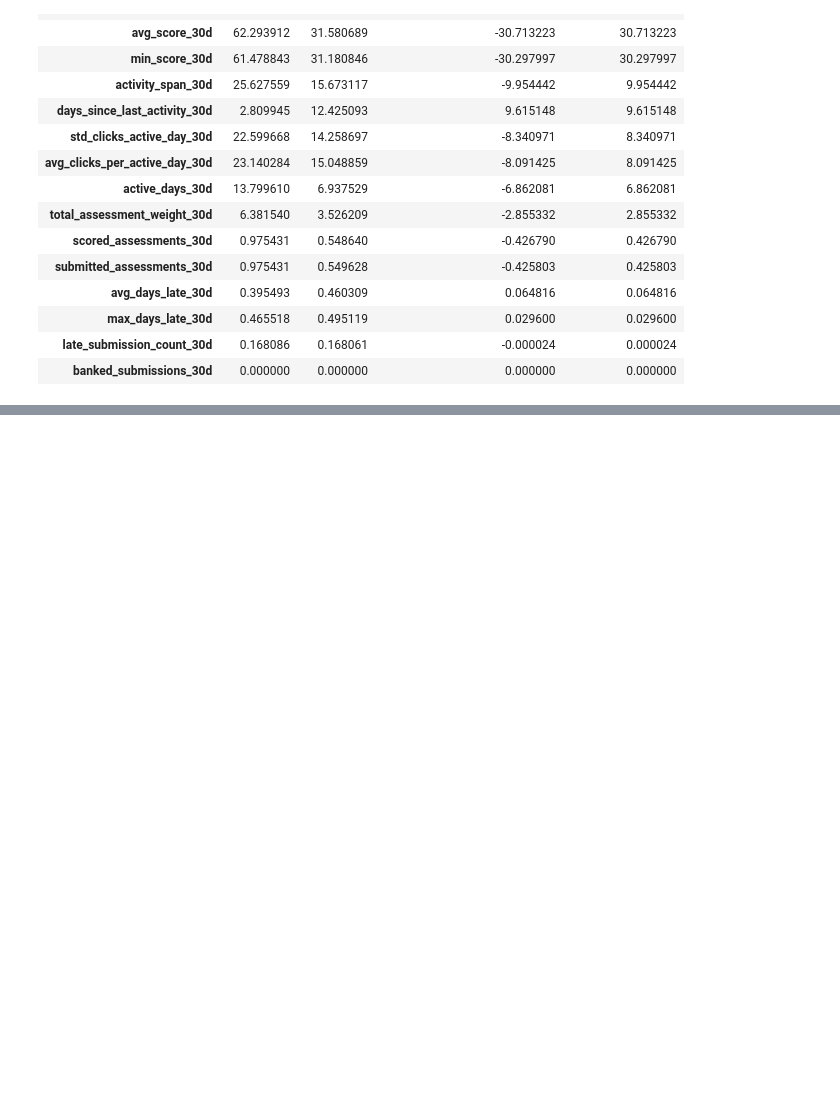
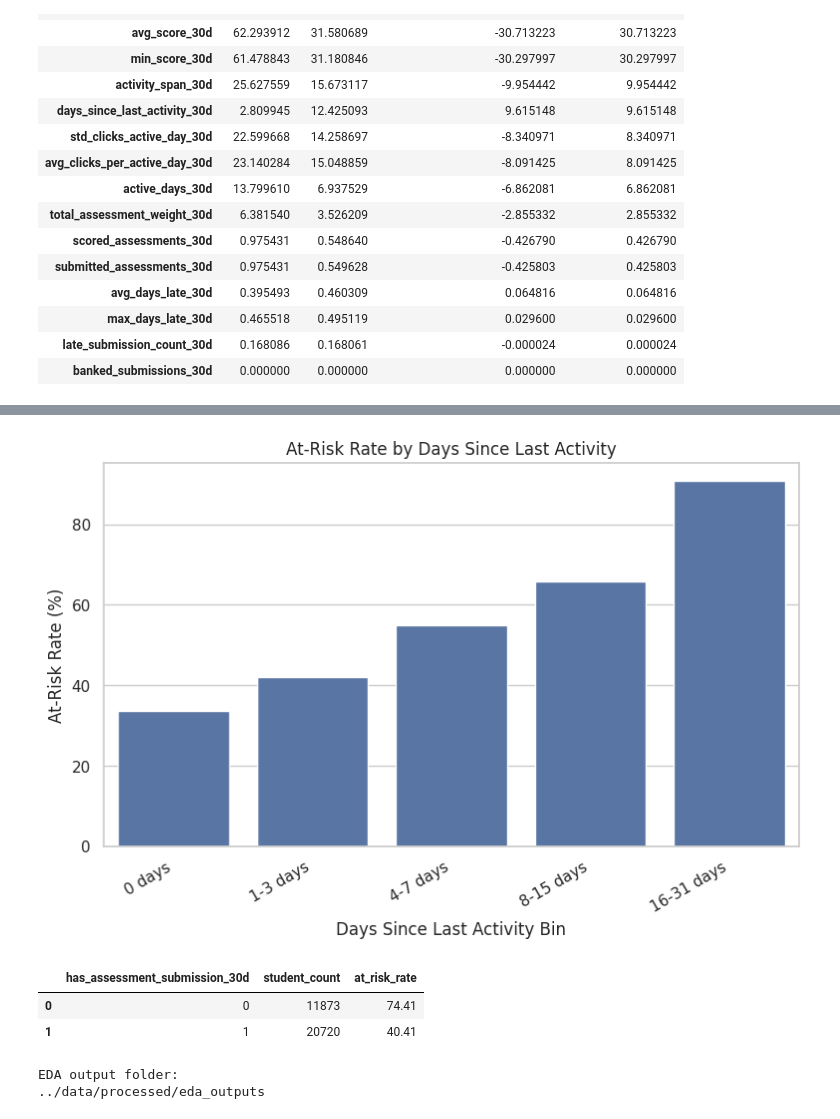
Before and after one commit to futabarentarou/potential-pathway-index, a Jupyter notebook: notebooks/03_exploratory_behavior_analysis.ipynb, the cells around one changed output, grey strips where cells are left out. Drawn from its saved outputs; the diff is of its cells as text; code cells hidden in the pictures; blank space fills up the shorter version.

```diff
--- a/notebooks/03_exploratory_behavior_analysis.ipynb
+++ b/notebooks/03_exploratory_behavior_analysis.ipynb
@@ -294,0 +448,16 @@ behavior_mean_differences
+# %%
+risk_by_recency = (
+    eda_binned_dataset
+    .groupby("days_since_last_activity_bin", observed=True)
+    .agg(
+        student_count=("at_risk_misalignment", "count"),
+        at_risk_rate=("at_risk_misalignment", "mean")
+    )
+    .reset_index()
+)
+
+risk_by_recency["at_risk_rate"] = (
+    risk_by_recency["at_risk_rate"] * 100
+).round(2)
+
+risk_by_recency
@@ -294,0 +471,47 @@ behavior_mean_differences
+# %%
+plt.figure(figsize=(9, 5))
+
+sns.barplot(
+    data=risk_by_recency,
+    x="days_since_last_activity_bin",
+    y="at_risk_rate"
+)
+
+plt.title("At-Risk Rate by Days Since Last Activity")
+plt.xlabel("Days Since Last Activity Bin")
+plt.ylabel("At-Risk Rate (%)")
+plt.xticks(rotation=30, ha="right")
+
+plt.show()
+# %% [output]
+[figure, added]
+# %%
+risk_by_assessment_submission = (
+    early_behavior_dataset
+    .groupby("has_assessment_submission_30d")
+    .agg(
+        student_count=("at_risk_misalignment", "count"),
+        at_risk_rate=("at_risk_misalignment", "mean")
+    )
+    .reset_index()
+)
+
+risk_by_assessment_submission["at_risk_rate"] = (
+    risk_by_assessment_submission["at_risk_rate"] * 100
+).round(2)
+
+risk_by_assessment_submission
+# %% [output]
+|  | has_assessment_submission_30d | student_count | at_risk_rate |
+| 0 | 0 | 11873 | 74.41 |
+| 1 | 1 | 20720 | 40.41 |
+# %%
+EDA_OUTPUTS = DATA_PROCESSED / "eda_outputs"
+
+EDA_OUTPUTS.mkdir(parents=True, exist_ok=True)
+
+print("EDA output folder:")
+print(EDA_OUTPUTS)
+# %% [output]
+EDA output folder:
+../data/processed/eda_outputs
```
Also changed, not shown: parts of 9 cells of this notebook.
